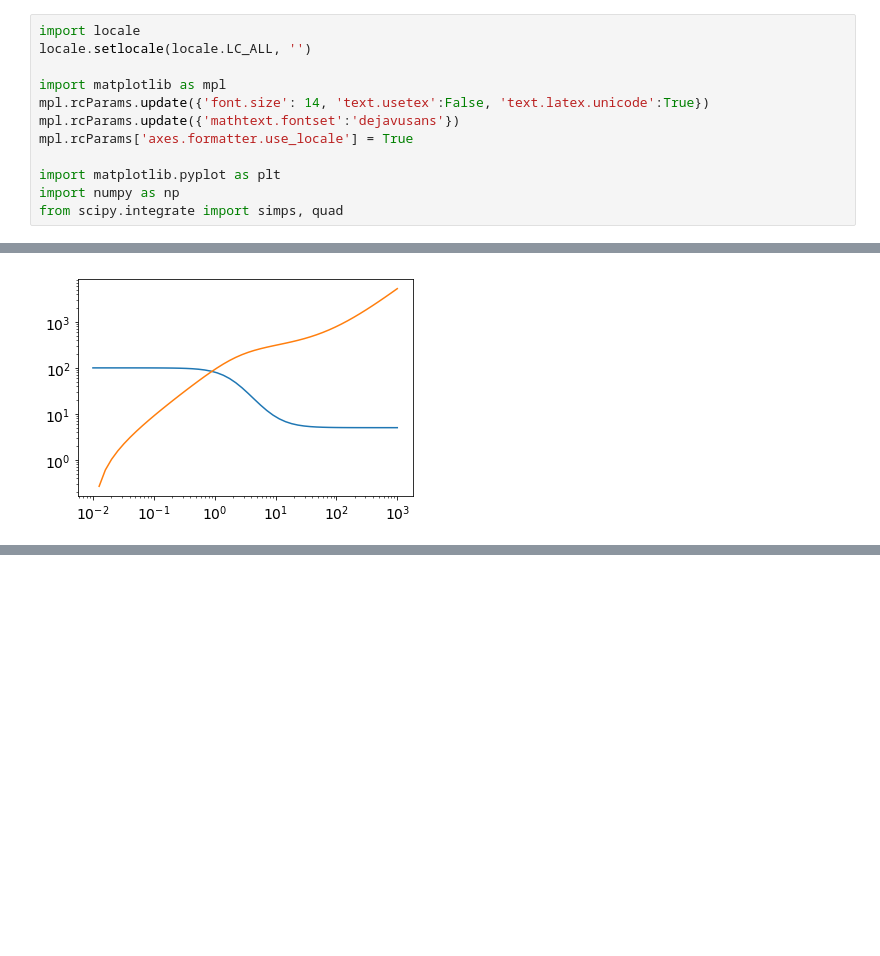
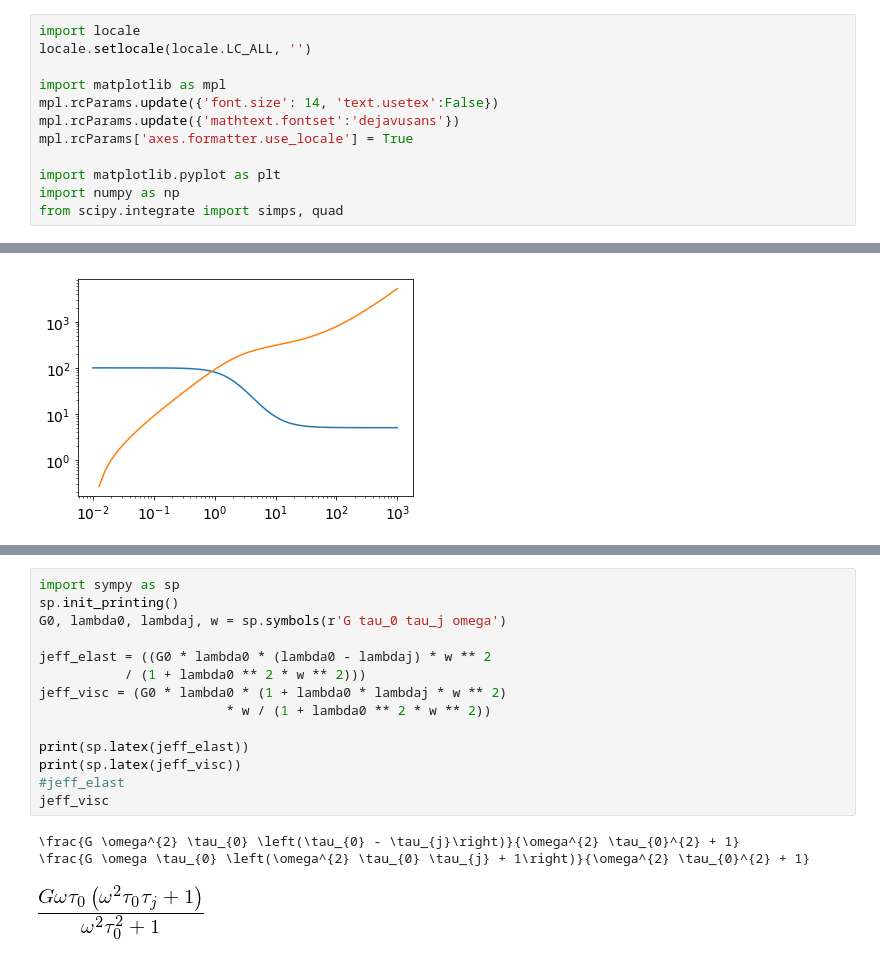
Before and after one commit to KarlClinckspoor/Tese, a Jupyter notebook: imagens/notebooks/Diagramas.ipynb, the cells around one changed output, grey strips where cells are left out. Cells and saved outputs as stored; diff of their text form; blank space fills up the shorter version.

```diff
--- a/imagens/notebooks/Diagramas.ipynb
+++ b/imagens/notebooks/Diagramas.ipynb
@@ -6,7 +6,7 @@ import locale
 locale.setlocale(locale.LC_ALL, '')
 
 import matplotlib as mpl
-mpl.rcParams.update({'font.size': 14, 'text.usetex':False, 'text.latex.unicode':True})
+mpl.rcParams.update({'font.size': 14, 'text.usetex':False})
 mpl.rcParams.update({'mathtext.fontset':'dejavusans'})
 mpl.rcParams['axes.formatter.use_locale'] = True
 
@@ -195,0 +237,18 @@ plt.yscale('log')
+# %%
+import sympy as sp
+sp.init_printing()
+G0, lambda0, lambdaj, w = sp.symbols(r'G tau_0 tau_j omega')
+
+jeff_elast = ((G0 * lambda0 * (lambda0 - lambdaj) * w ** 2
+           / (1 + lambda0 ** 2 * w ** 2)))
+jeff_visc = (G0 * lambda0 * (1 + lambda0 * lambdaj * w ** 2)
+                        * w / (1 + lambda0 ** 2 * w ** 2))
+
+print(sp.latex(jeff_elast))
+print(sp.latex(jeff_visc))
+#jeff_elast
+jeff_visc
+# %% [output]
+\frac{G \omega^{2} \tau_{0} \left(\tau_{0} - \tau_{j}\right)}{\omega^{2} \tau_{0}^{2} + 1}
+\frac{G \omega \tau_{0} \left(\omega^{2} \tau_{0} \tau_{j} + 1\right)}{\omega^{2} \tau_{0}^{2} + 1}
+[figure, added]
```
Also changed, not shown: parts of 11 cells of this notebook, 13 other files.
